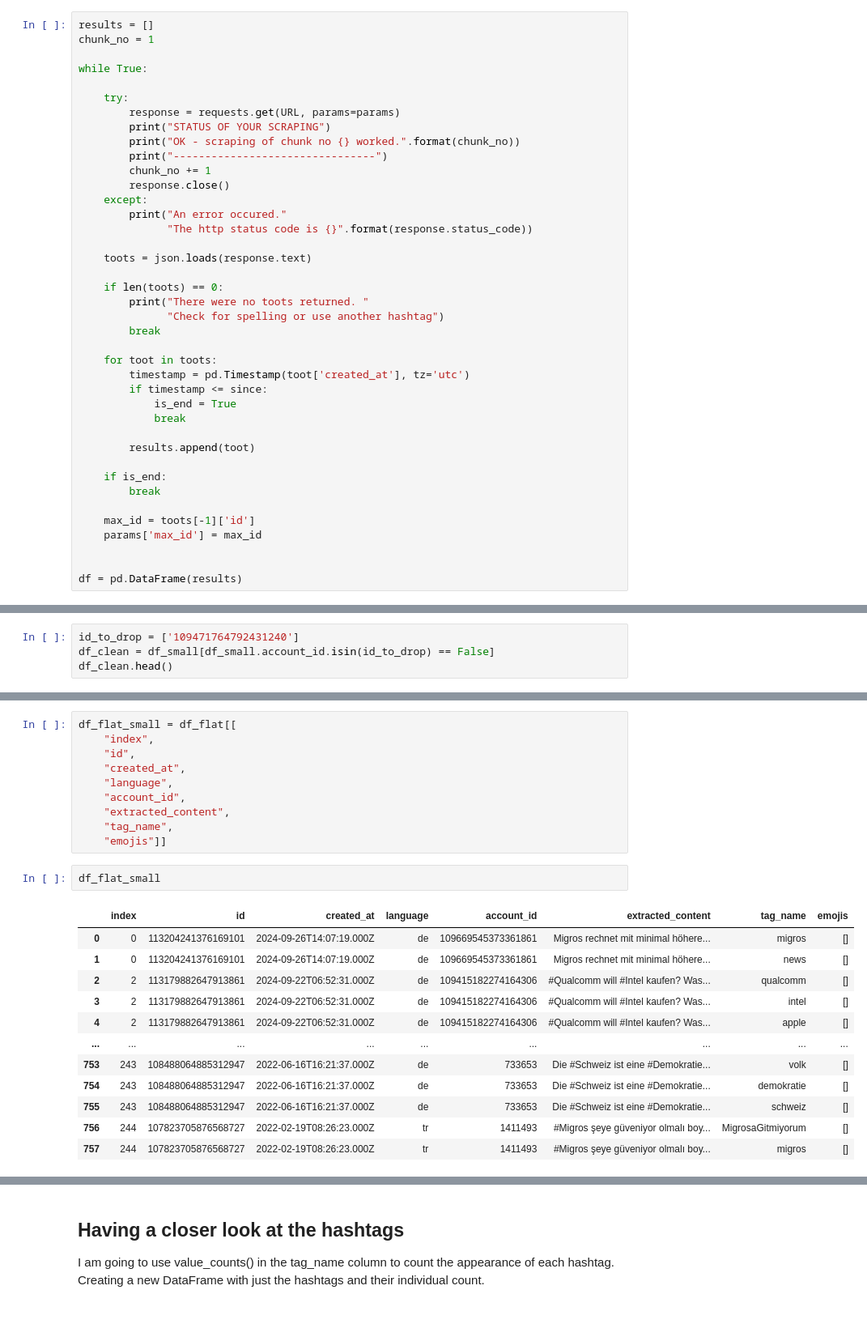
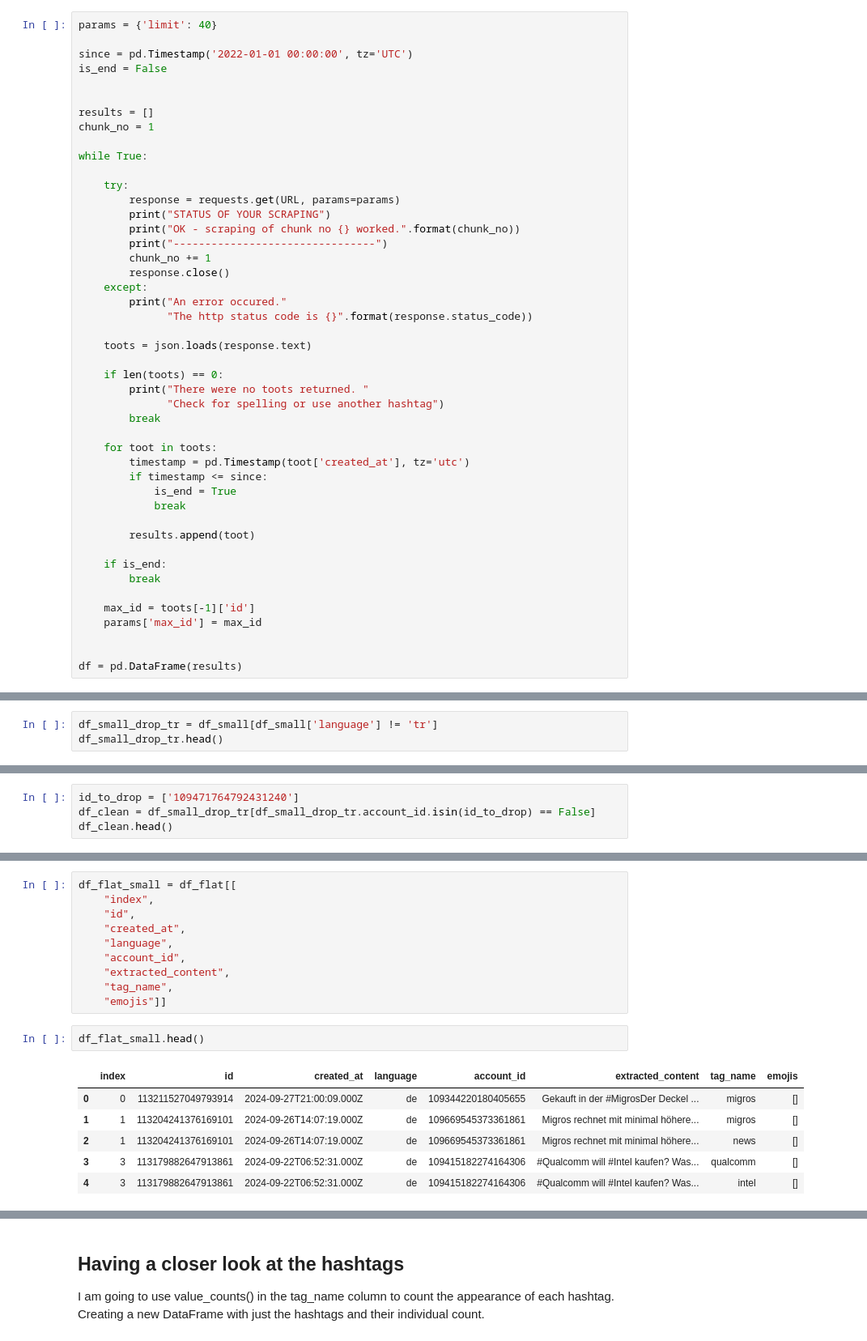
Before and after one commit to StefWed/investigate-public-opinion-on-retail, a Jupyter notebook: notebooks/Mastodon_Migros_Prototype.ipynb, the cells around one changed output, grey strips where cells are left out. Shown at 81% size. Cells and saved outputs as stored; diff of their text form; blank space fills up the shorter version.

Commit message:
Add Explanations and Further Funcionalities to Mastodon Migros Notebook

```diff
--- a/notebooks/Mastodon_Migros_Prototype.ipynb
+++ b/notebooks/Mastodon_Migros_Prototype.ipynb
@@ -54,6 +47,12 @@ params = {
 
 The following code now actually fetches recent posts with a specific hashtag from Mastodon and stores them in a Pandas DataFrame. See below for step by step description.
 # %%
+params = {'limit': 40}
+
+since = pd.Timestamp('2022-01-01 00:00:00', tz='UTC')
+is_end = False
+
+
 results = []
 chunk_no = 1
 
@@ -192,0 +237,3 @@ dtype: object
+# %%
+df_small_drop_tr = df_small[df_small['language'] != 'tr']
+df_small_drop_tr.head()
@@ -199,7 +253,7 @@ It is always a good idea to browse the posts which have the researched hashtags
 I realized, that there is an account which posts about all things business, entrepreneurship in Switzerland but always in German AND in French. It would obviously be the same content, so I decided to drop the account posting the message in French and to keep the one posting the content in German.
 # %%
 id_to_drop = ['109471764792431240']
-df_clean = df_small[df_small.account_id.isin(id_to_drop) == False]
+df_clean = df_small_drop_tr[df_small_drop_tr.account_id.isin(id_to_drop) == False]
 df_clean.head()
 # %% [output]
 |  | id | created_at | language | account_id | content | tags | emojis |
@@ -260,17 +314,11 @@ df_flat_small = df_flat[[
     "tag_name",
     "emojis"]]
 # %%
-df_flat_small
+df_flat_small.head()
 # %% [output]
 |  | index | id | created_at | language | account_id | extracted_content | tag_name | emojis |
-| 0 | 0 | 113204241376169101 | 2024-09-26T14:07:19.000Z | de | 109669545373361861 | Migros rechnet mit minimal höhere... | migros | [] |
-| 1 | 0 | 113204241376169101 | 2024-09-26T14:07:19.000Z | de | 109669545373361861 | Migros rechnet mit minimal höhere... | news | [] |
-| 2 | 2 | 113179882647913861 | 2024-09-22T06:52:31.000Z | de | 109415182274164306 | #Qualcomm will #Intel kaufen? Was... | qualcomm | [] |
-| 3 | 2 | 113179882647913861 | 2024-09-22T06:52:31.000Z | de | 109415182274164306 | #Qualcomm will #Intel kaufen? Was... | intel | [] |
-| 4 | 2 | 113179882647913861 | 2024-09-22T06:52:31.000Z | de | 109415182274164306 | #Qualcomm will #Intel kaufen? Was... | apple | [] |
-| ... | ... | ... | ... | ... | ... | ... | ... | ... |
-| 753 | 243 | 108488064885312947 | 2022-06-16T16:21:37.000Z | de | 733653 | Die #Schweiz ist eine #Demokratie... | volk | [] |
-| 754 | 243 | 108488064885312947 | 2022-06-16T16:21:37.000Z | de | 733653 | Die #Schweiz ist eine #Demokratie... | demokratie | [] |
-| 755 | 243 | 108488064885312947 | 2022-06-16T16:21:37.000Z | de | 733653 | Die #Schweiz ist eine #Demokratie... | schweiz | [] |
-| 756 | 244 | 107823705876568727 | 2022-02-19T08:26:23.000Z | tr | 1411493 | #Migros şeye güveniyor olmalı boy... | MigrosaGitmiyorum | [] |
-| 757 | 244 | 107823705876568727 | 2022-02-19T08:26:23.000Z | tr | 1411493 | #Migros şeye güveniyor olmalı boy... | migros | [] |
+| 0 | 0 | 113211527049793914 | 2024-09-27T21:00:09.000Z | de | 109344220180405655 | Gekauft in der #MigrosDer Deckel ... | migros | [] |
+| 1 | 1 | 113204241376169101 | 2024-09-26T14:07:19.000Z | de | 109669545373361861 | Migros rechnet mit minimal höhere... | migros | [] |
+| 2 | 1 | 113204241376169101 | 2024-09-26T14:07:19.000Z | de | 109669545373361861 | Migros rechnet mit minimal höhere... | news | [] |
+| 3 | 3 | 113179882647913861 | 2024-09-22T06:52:31.000Z | de | 109415182274164306 | #Qualcomm will #Intel kaufen? Was... | qualcomm | [] |
+| 4 | 3 | 113179882647913861 | 2024-09-22T06:52:31.000Z | de | 109415182274164306 | #Qualcomm will #Intel kaufen? Was... | intel | [] |
```
Also changed, not shown: parts of 54 cells of this notebook.
